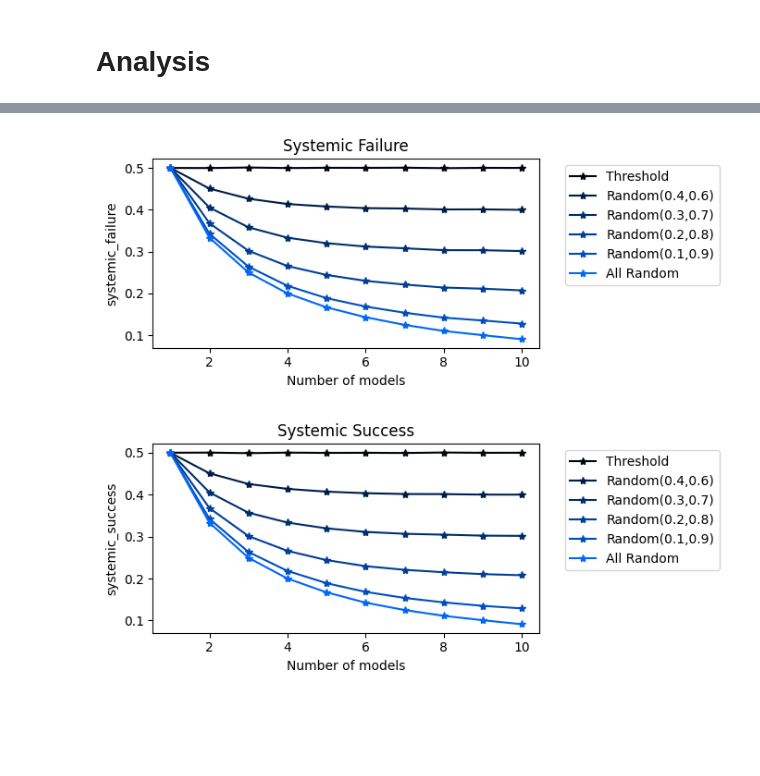
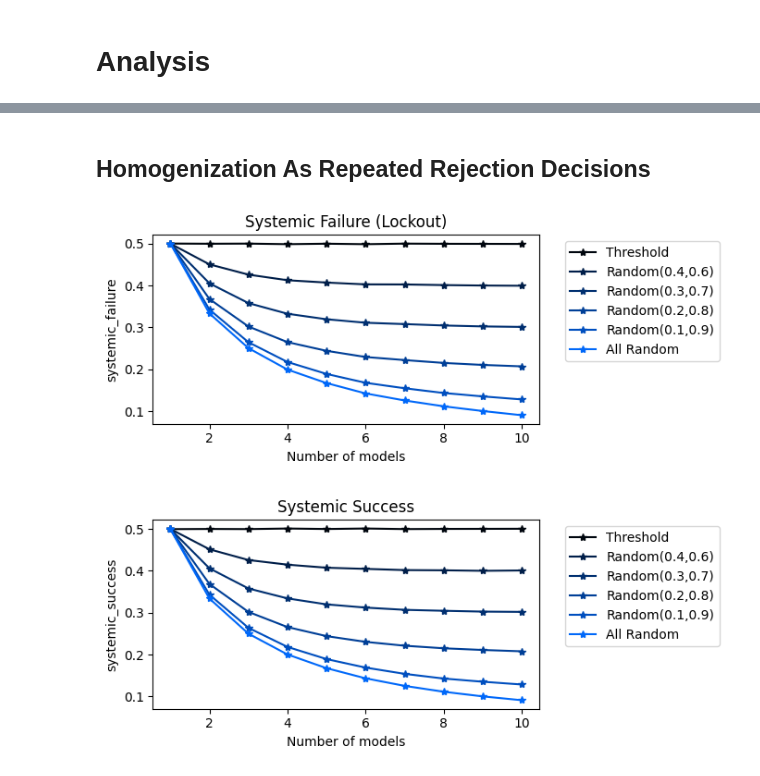
Before and after one commit to shomikj/severity_randomness, a Jupyter notebook: Simulated Experiment.ipynb, the cells around one changed output, grey strips where cells are left out. Drawn from its saved outputs; the diff is of its cells as text; code cells hidden in the pictures; blank space fills up the shorter version.

```diff
--- a/Simulated Experiment.ipynb
+++ b/Simulated Experiment.ipynb
@@ -107,12 +126,12 @@ def experiment(num_models=2):
             random_40.update_metrics(risk, random_pred, threshold_pred, outcomes)
             random.update_metrics(risk, random_pred, threshold_pred, outcomes)
 
-        results.append(threshold.final_metrics())
-        results.append(random_10.final_metrics())
-        results.append(random_20.final_metrics())
-        results.append(random_30.final_metrics())
-        results.append(random_40.final_metrics())
-        results.append(random.final_metrics())
+        results += threshold.final_metrics()
+        results += random_10.final_metrics()
+        results += random_20.final_metrics()
+        results += random_30.final_metrics()
+        results += random_40.final_metrics()
+        results += random.final_metrics()
 
     return results
 # %%
@@ -121,13 +140,15 @@ for k in tqdm(range(1, 11)):
     results += experiment(k)
 df = pd.DataFrame(results)
 # %%
-df = df.groupby(["random_distance", "num_models"]).mean().reset_index(drop=False)
+df = df.groupby(["random_distance", "num_models", "method"]).mean().reset_index(drop=False)
 # %% [markdown]
 # Analysis
 # %%
-def plot(df, title, metric, ylog=False):
+def plot(df, title, metric, method="lockout", ylog=False):
     plt.rcParams["figure.figsize"] = [7,3]
     fig, ax = plt.subplots()
+
+    df = df[df["method"]==method]
 
     plt.plot(df.loc[df["random_distance"]==0, "num_models"], df.loc[df["random_distance"]==0, metric], '*-', color='#00060e', label="Threshold")
     plt.plot(df.loc[df["random_distance"]==0.1, "num_models"], df.loc[df["random_distance"]==0.1, metric], '*-', color='#001e49', label="Random(0.4,0.6)")
@@ -153,5 +178,7 @@ plot(df, "Accuracy", "accuracy")
+# %% [markdown]
+## Homogenization As Repeated Rejection Decisions
 # %%
-plot(df, "Systemic Failure", "systemic_failure")
+plot(df, "Systemic Failure (Lockout)", "systemic_failure", "lockout")
 # %% [output]
-[figure, old version]
+[figure, new version]
 # %%
```
Also changed, not shown: parts of 19 cells of this notebook.
